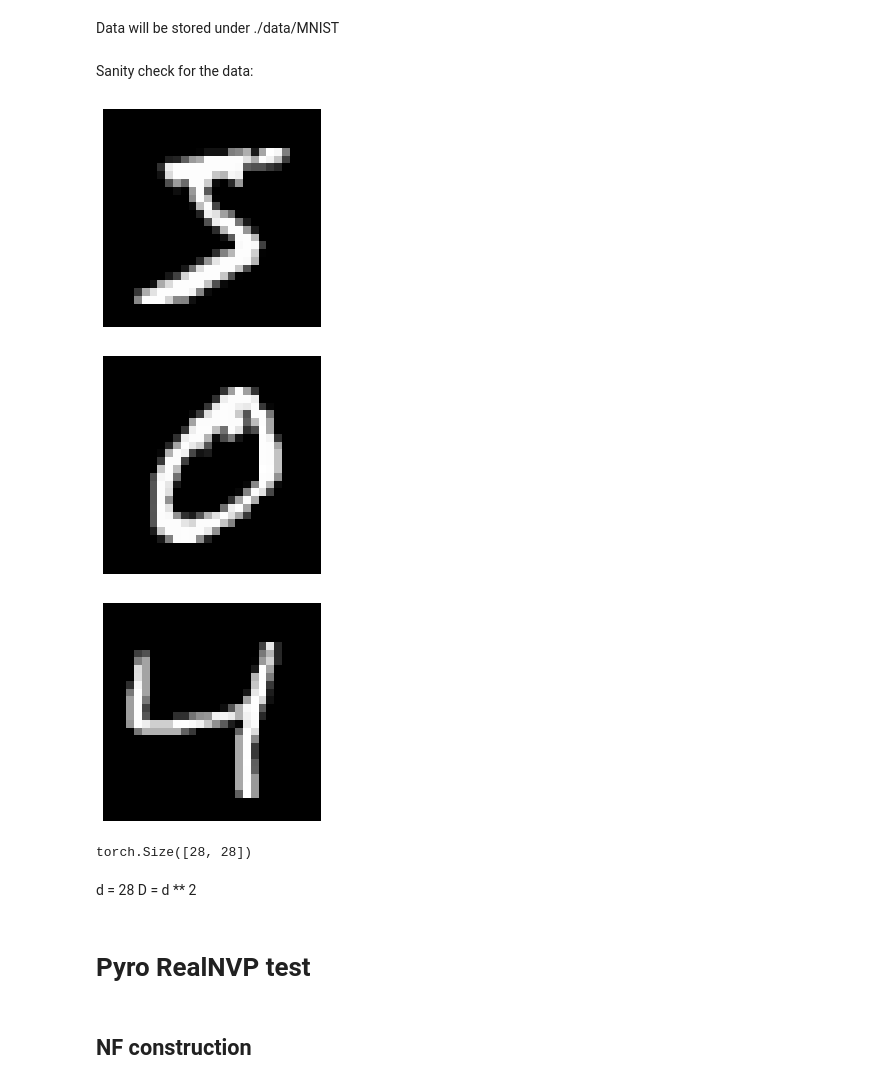
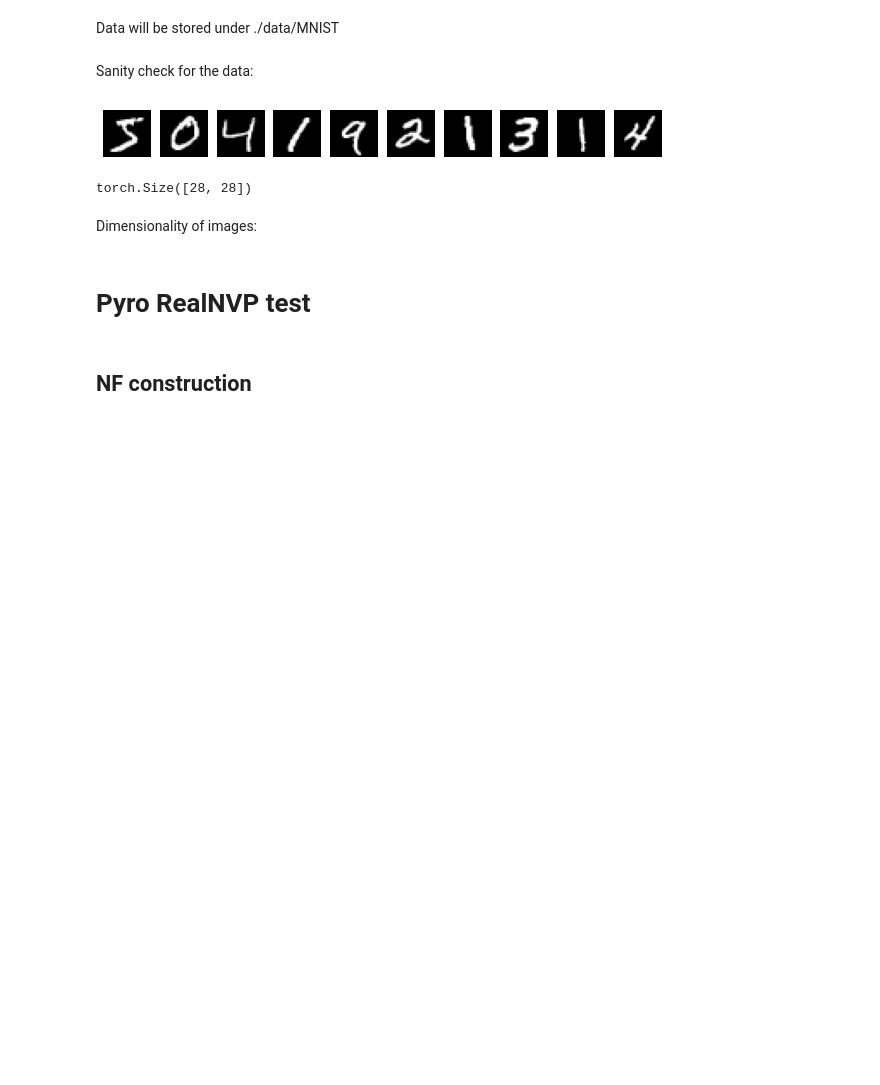
Before and after one commit to LouisRouillard/NF_test_bench, a Jupyter notebook: MNIST_example.ipynb, the cells around one changed output. Drawn from its saved outputs; the diff is of its cells as text; code cells hidden in the pictures; blank space fills up the shorter version.

```diff
--- a/MNIST_example.ipynb
+++ b/MNIST_example.ipynb
@@ -30,10 +39,21 @@ device = torch.device("cuda:0" if torch.cuda.is_available() else "cpu")
 Data will be stored under ./data/MNIST
 # %%
 os.makedirs("data", exist_ok=True)
+# %%
+
+
+def uniform_quantization(img):
+    return (img*255+torch.rand(img.size()))/256
+
+def rescale_logit(img,lambd=1e-6):
+    ## logit space
+    return torch.logit(lambd+(1-2*lambd)*img)
 # %%
 transform = torchvision.transforms.Compose(
     [
         torchvision.transforms.ToTensor(),
+        uniform_quantization,
+        rescale_logit,
         torchvision.transforms.Lambda(lambd=torch.flatten)
     ]
 )
@@ -43,14 +63,16 @@ mnist_test = torchvision.datasets.MNIST(root="data", download=True, transform=tr
 # %% [markdown]
 Sanity check for the data:
 # %%
-for i in range(3):
-    plt.imshow(mnist_train.data[i], cmap="gray")
-    plt.axis('off')
-    plt.show()
+n_examples = 10
+fig, axes = plt.subplots(nrows=1, ncols=n_examples, figsize=(n_examples, 1))
+
+for i in range(n_examples):
+    axes[i].imshow(mnist_train.data[i], cmap="gray")
+    axes[i].axis('off')
+
+plt.show()
 # %% [output]
-[figure, old version]
+[figure, new version]
-[figure, removed]
-[figure, removed]
 # %%
 batch_size = 128
 
@@ -60,6 +82,3 @@ testloader = torch.utils.data.DataLoader(mnist_test, batch_size=batch_size, shuf
 mnist_train.data[0].shape
 # %% [output]
 torch.Size([28, 28])
-# %% [markdown]
-d = 28
-D = d ** 2
@@ -67,0 +85,2 @@ Dimensionality of images:
+# %% [markdown]
+Dimensionality of images:
```
Also changed, not shown: parts of 14 cells of this notebook.
